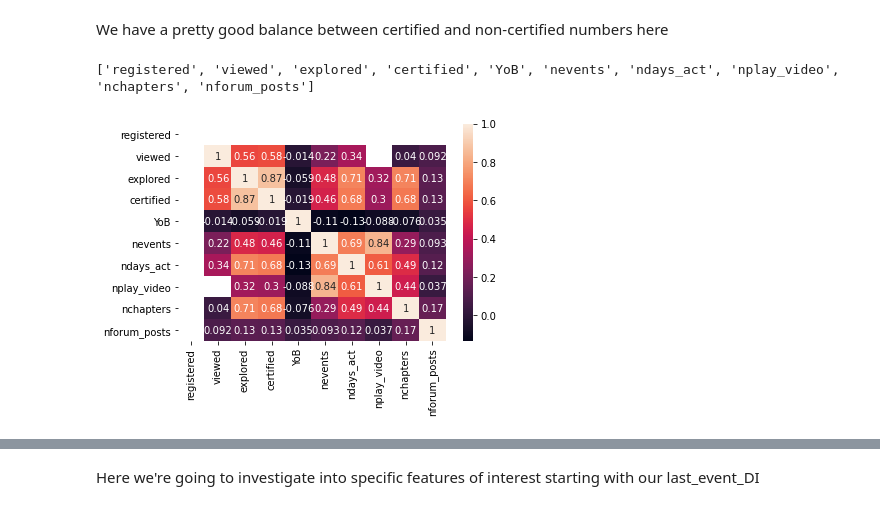
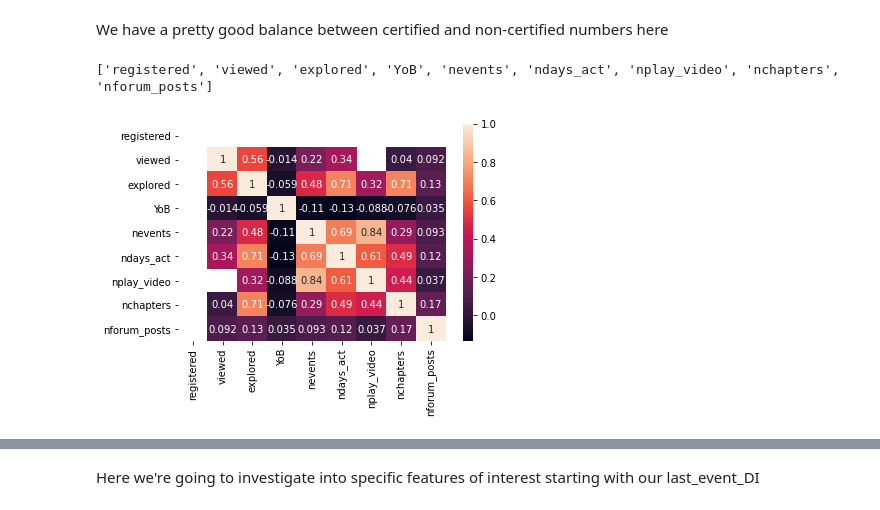
Before and after one commit to rxu17/-HarvardX-MITx-Person-Course-Predicton, a Jupyter notebook: online_course_pred_rxu17.ipynb, the cells around one changed output, grey strips where cells are left out. Saved outputs shown, nothing was run; the diff lists cells and outputs as text; code cells hidden in the pictures.

```diff
--- a/online_course_pred_rxu17.ipynb
+++ b/online_course_pred_rxu17.ipynb
@@ -39,7 +42,7 @@ from sklearn.metrics import accuracy_score
 Read in our training data and test data
 # %%
 # input in filepath of input data
-input_path = "/Users/rexxx/Downloads/csestat-416-21su-kaggle"
+input_path = os.getcwd()
 
 # validate path
 assert os.path.isdir(input_path),\
@@ -57,12 +58,9 @@ FileNotFoundError: [Errno 2] No such file or directory: '/Users/rexxx/widsdatath
 ## Splitting our data
 # %%
 # our features and descriptions of each
-features = ['course_id', # provides school (HarvardX or MITx), course name, and semester, e.g. “HarvardX/CB22x/2013_Spring”
-            'userid_DI', # unique identifier for student
-            'registered', # 0/1; registered for course
+features = ['registered', # 0/1; registered for course
             'viewed', # 0/1; anyone who accessed the ‘Courseware’ tab
             'explored',# 0/1; anyone who accessed at least half of the chapters in the courseware
-            'final_cc_cname_DI', # area the person is from (iP Address)
             'LoE_DI', # highest level of education completed
             'YoB', # year of birth
             'gender', # Possible values: m (male), f (female) and o (other)
@@ -198,11 +187,11 @@ Number non-certified: 3863 (55.14%)
 We have a pretty good balance between certified and non-certified numbers here
 # %%
 # only float or int columns and produce a heatmap
-num_cols = train_data.select_dtypes(include=np.number).columns.tolist()
+num_cols = train_data[features].select_dtypes(include=np.number).columns.tolist()
 print(num_cols)
-sns.heatmap(train_data[num_cols].corr(), annot=True)
+sns.heatmap(train_data[features][num_cols].corr(), annot=True)
 plt.show()
 # %% [output]
-['registered', 'viewed', 'explored', 'certified', 'YoB', 'nevents', 'ndays_act', 'nplay_video', 'nchapters', 'nforum_posts']
+['registered', 'viewed', 'explored', 'YoB', 'nevents', 'ndays_act', 'nplay_video', 'nchapters', 'nforum_posts']
-[figure, old version]
+[figure, new version]
 # %%
```
Also changed, not shown: parts of 26 cells of this notebook.
